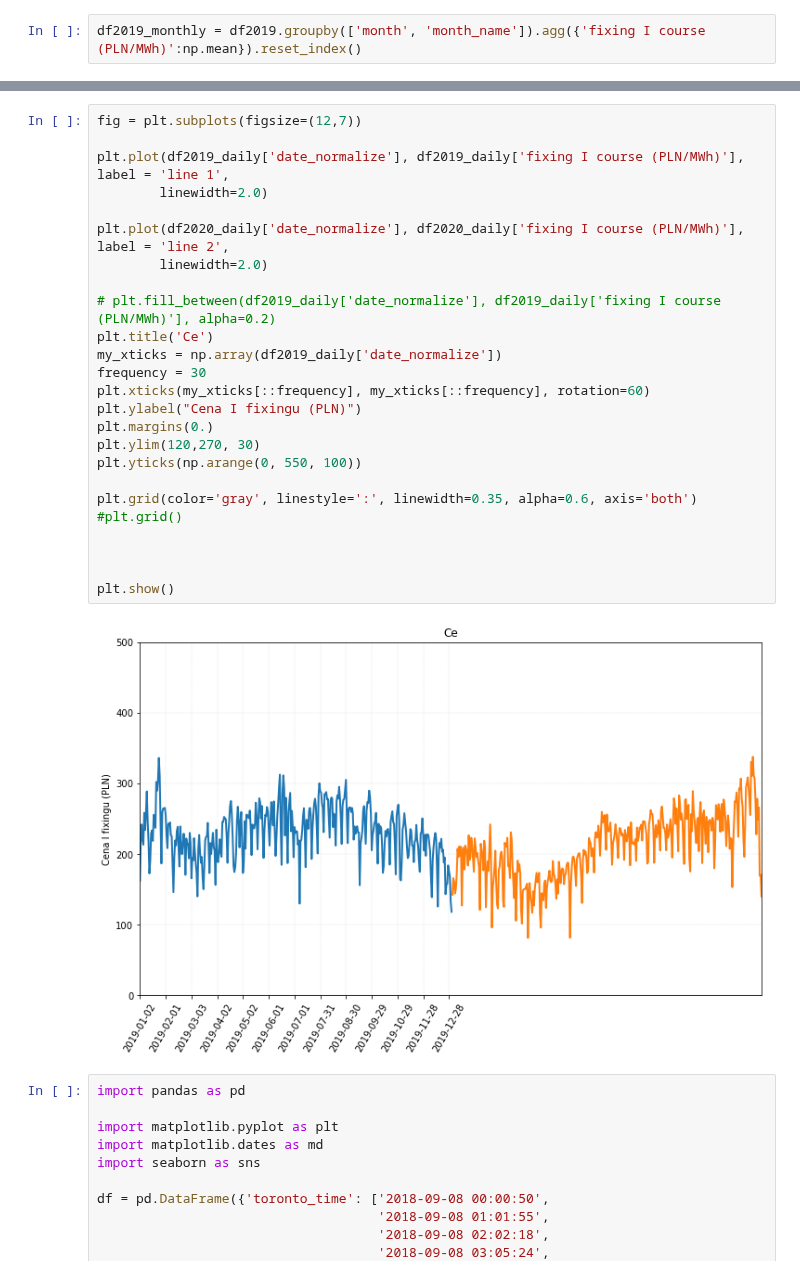
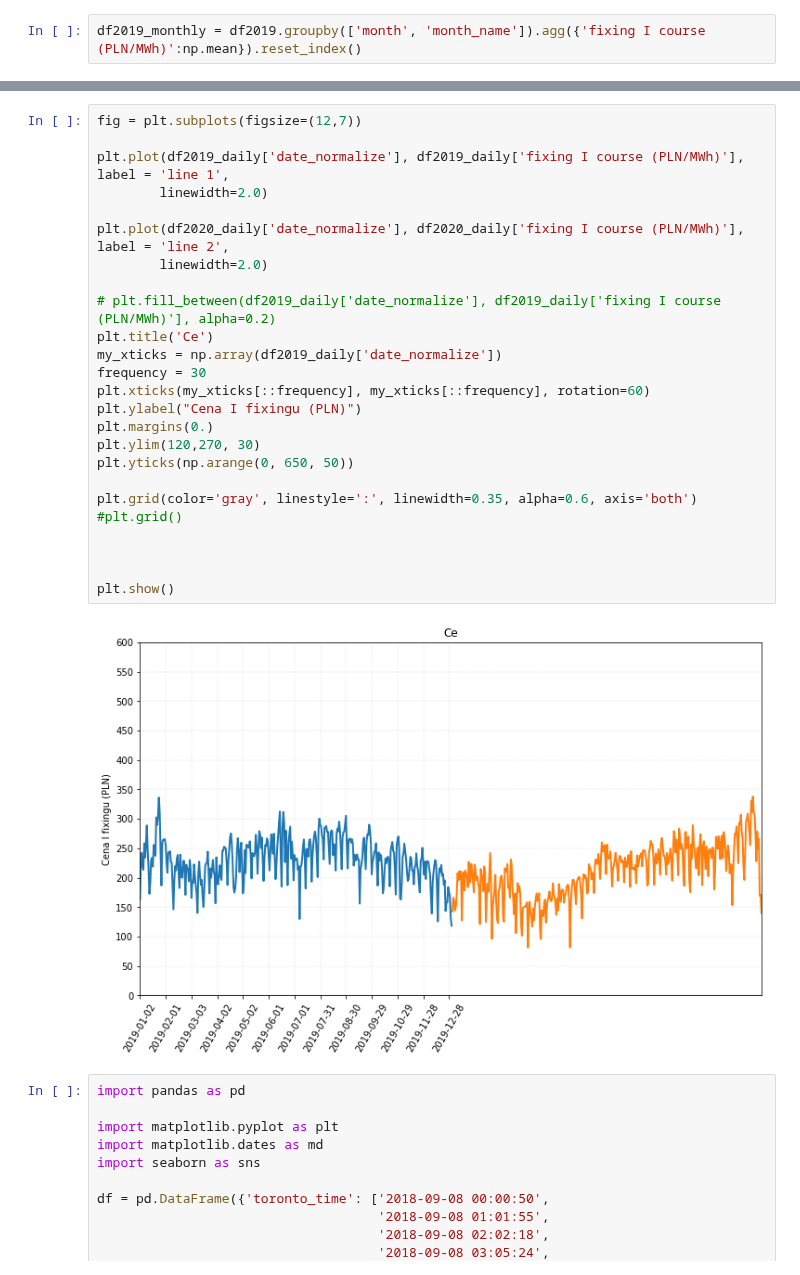
Before and after one commit to piekarsky/Short-Term-Electricity-Price-Forecasting-at-the-Polish-Day-Ahead-Market, a Jupyter notebook: power-market-analysis.ipynb, the cells around one changed output, grey strips where cells are left out. Drawn from its saved outputs; the diff is of its cells as text.

```diff
--- a/power-market-analysis.ipynb
+++ b/power-market-analysis.ipynb
@@ -598,30 +627,30 @@ plt.plot(df2020_daily['day_of_year'], df2020_daily['fixing I course (PLN/MWh)'],
 # %%
 fig = plt.subplots(figsize=(12,7))
 
 plt.plot(df2019_daily['date_normalize'], df2019_daily['fixing I course (PLN/MWh)'], label = 'line 1',
         linewidth=2.0)
 
 plt.plot(df2020_daily['date_normalize'], df2020_daily['fixing I course (PLN/MWh)'], label = 'line 2',
         linewidth=2.0)
 
 # plt.fill_between(df2019_daily['date_normalize'], df2019_daily['fixing I course (PLN/MWh)'], alpha=0.2)
 plt.title('Ce')
 my_xticks = np.array(df2019_daily['date_normalize'])
 frequency = 30
 plt.xticks(my_xticks[::frequency], my_xticks[::frequency], rotation=60)
 plt.ylabel("Cena I fixingu (PLN)")
 plt.margins(0.)
 plt.ylim(120,270, 30)
-plt.yticks(np.arange(0, 550, 100))
+plt.yticks(np.arange(0, 650, 50))
 
 plt.grid(color='gray', linestyle=':', linewidth=0.35, alpha=0.6, axis='both')
 #plt.grid()
 
 
 
 plt.show()
 # %% [output]
-[figure, old version]
+[figure, new version]
 # %%
 import pandas as pd
 
```
Also changed, not shown: parts of 19 cells of this notebook.
